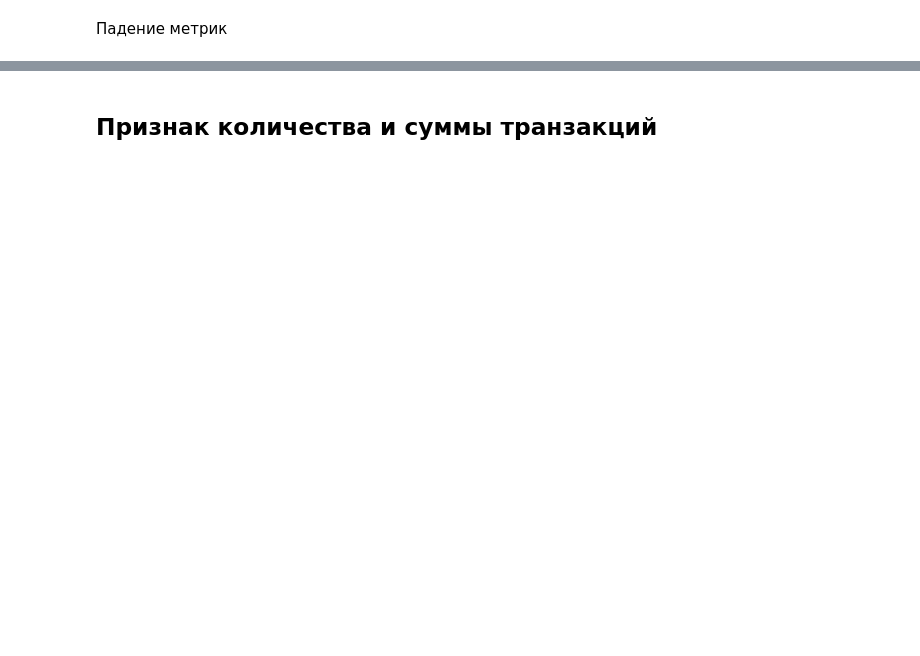
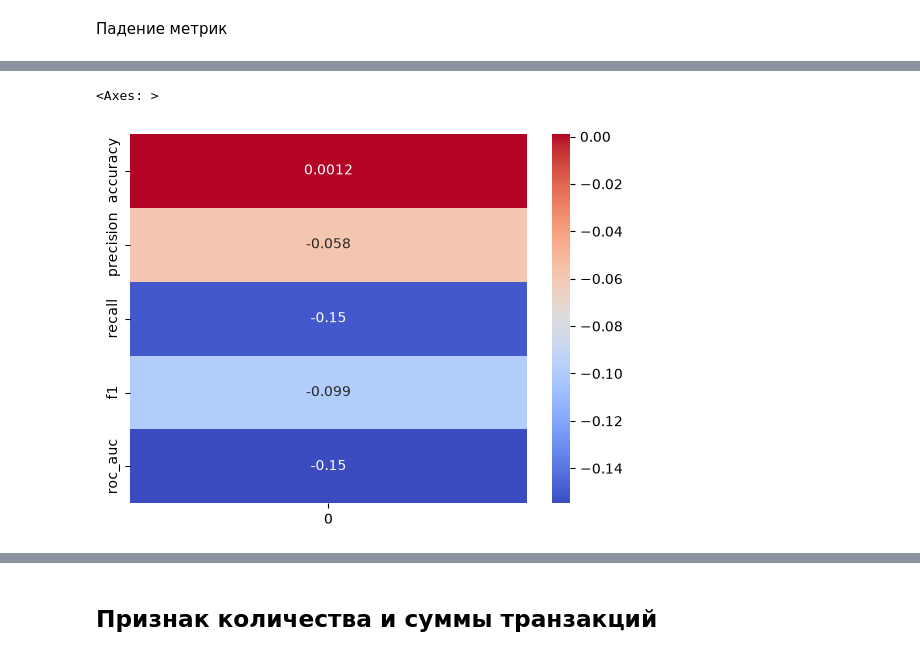
Before and after one commit to MaksaTaksa/Classification-Antifraud, a Jupyter notebook: improvments.ipynb, the cells around one changed output, grey strips where cells are left out. Cells and saved outputs as stored; diff of their text form; code cells hidden in the pictures; blank space fills up the shorter version.

```diff
--- a/improvments.ipynb
+++ b/improvments.ipynb
@@ -415,0 +491,10 @@ result_metrics_4
+# %%
+models_diff = {}
+
+for key, vl in result_metrics_6.items():
+    models_diff[key] = vl - prev_metrics[key]
+
+sns.heatmap(pd.Series(models_diff).to_frame(), cmap = "coolwarm", annot = True)
+# %% [output]
+<Axes: >
+[figure, added]
```
Also changed, not shown: parts of 23 cells of this notebook, 2 other files.
